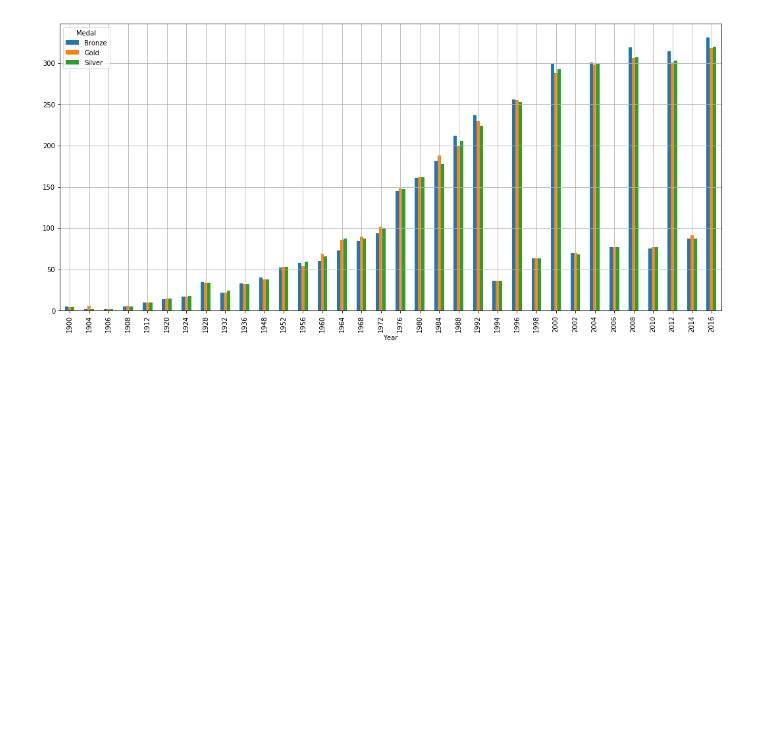
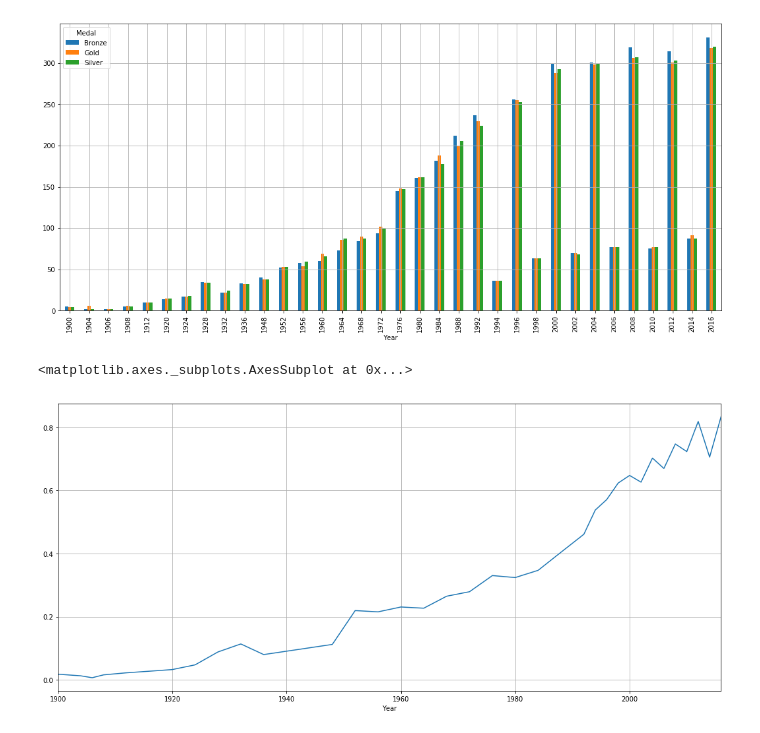
Before and after one commit to Ritvik19/Data-Tales, a Jupyter notebook: Olympics-History-2016/Olympics.ipynb, the cells around one changed output. Cells and saved outputs as stored; diff of their text form; code cells hidden in the pictures; blank space fills up the shorter version.

```diff
--- a/Olympics-History-2016/Olympics.ipynb
+++ b/Olympics-History-2016/Olympics.ipynb
@@ -463,3 +522,8 @@ data[data['Sex'] == 'F'].pivot_table(index='Year',
 # %% [output]
 <matplotlib.axes._subplots.AxesSubplot at 0x...>
 [figure]
+# %%
+pd.DataFrame(data[data['Sex'] == 'F'].groupby('Year')['Year'].count()/data[data['Sex'] == 'M'].groupby('Year')['Year'].count()).dropna().plot.line(legend=False, figsize=(18,8), grid=True)
+# %% [output]
+<matplotlib.axes._subplots.AxesSubplot at 0x...>
+[figure, added]
```
Also changed, not shown: parts of 12 cells of this notebook.
